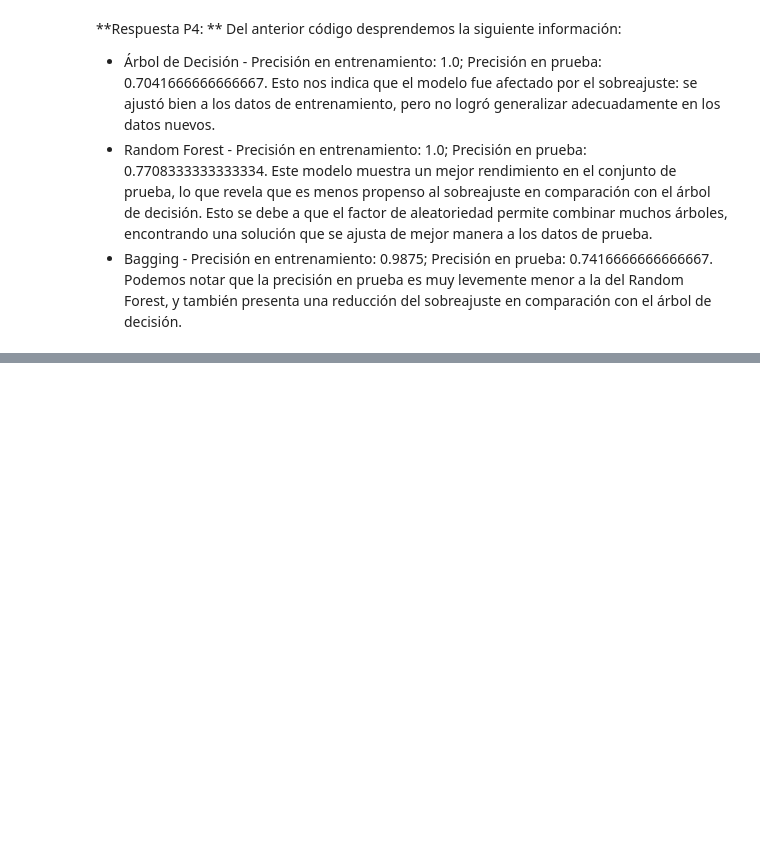
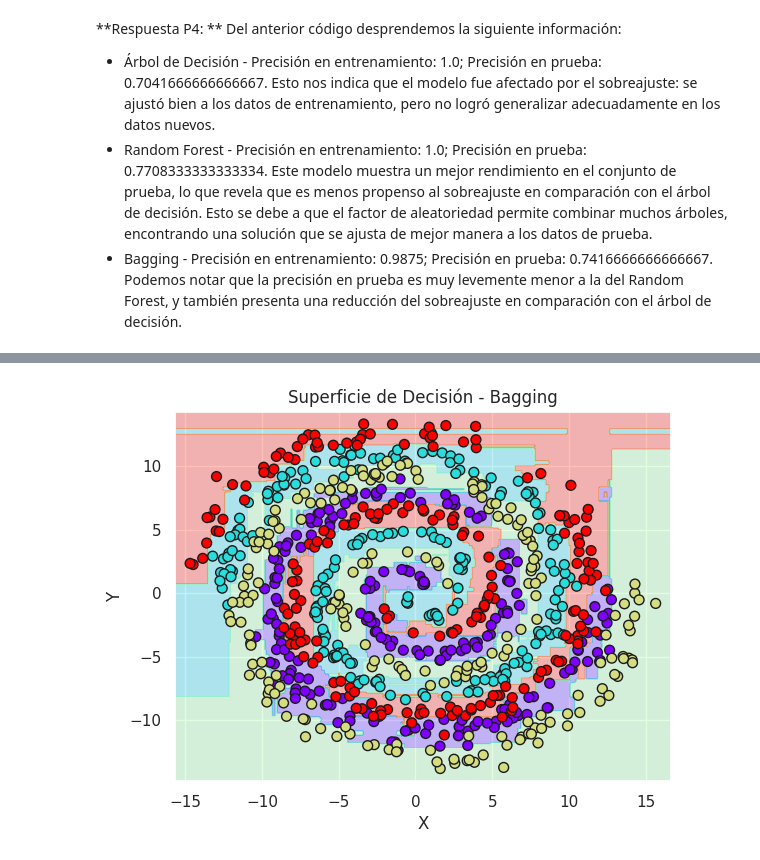
Before and after one commit to Carolinsrainbow/UC_MachineLearning, a Jupyter notebook: Tarea2_CarolinaHerreraAzolas.ipynb, the cells around one changed output, grey strips where cells are left out. Cells and saved outputs as stored; diff of their text form; code cells hidden in the pictures; blank space fills up the shorter version.

```diff
--- a/Tarea2_CarolinaHerreraAzolas.ipynb
+++ b/Tarea2_CarolinaHerreraAzolas.ipynb
@@ -116,0 +149,5 @@ Del anterior código desprendemos la siguiente información:
+# %%
+# Superficie de decisión para Bagging
+plot_decision_surface(bagging, X, Y, title="Superficie de Decisión - Bagging")
+# %% [output]
+[figure, added]
```
Also changed, not shown: parts of 4 cells of this notebook.
